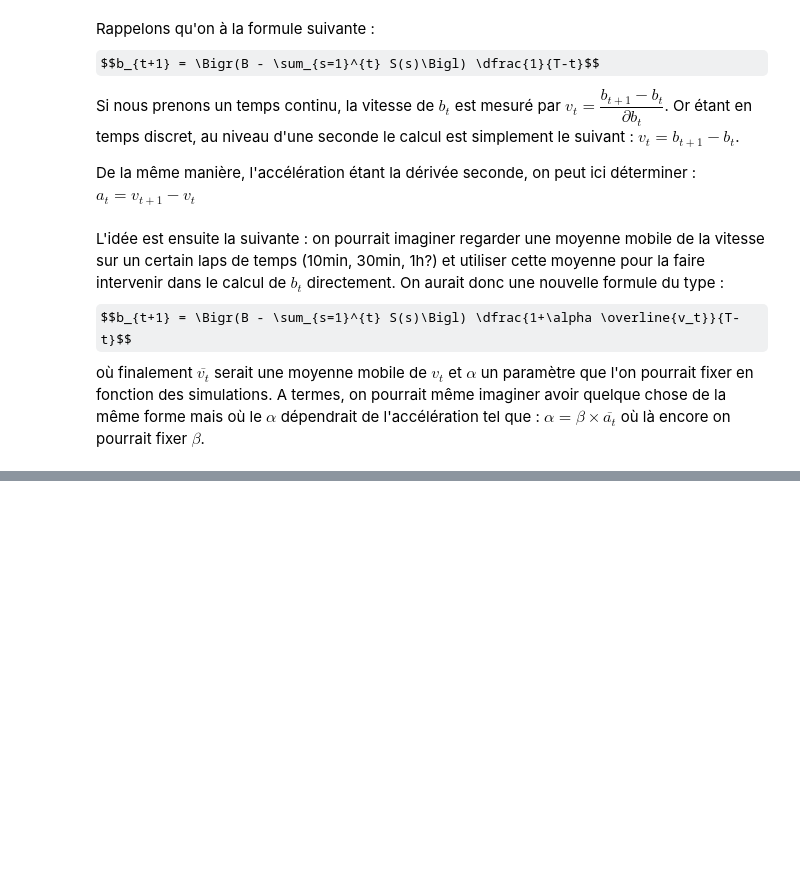
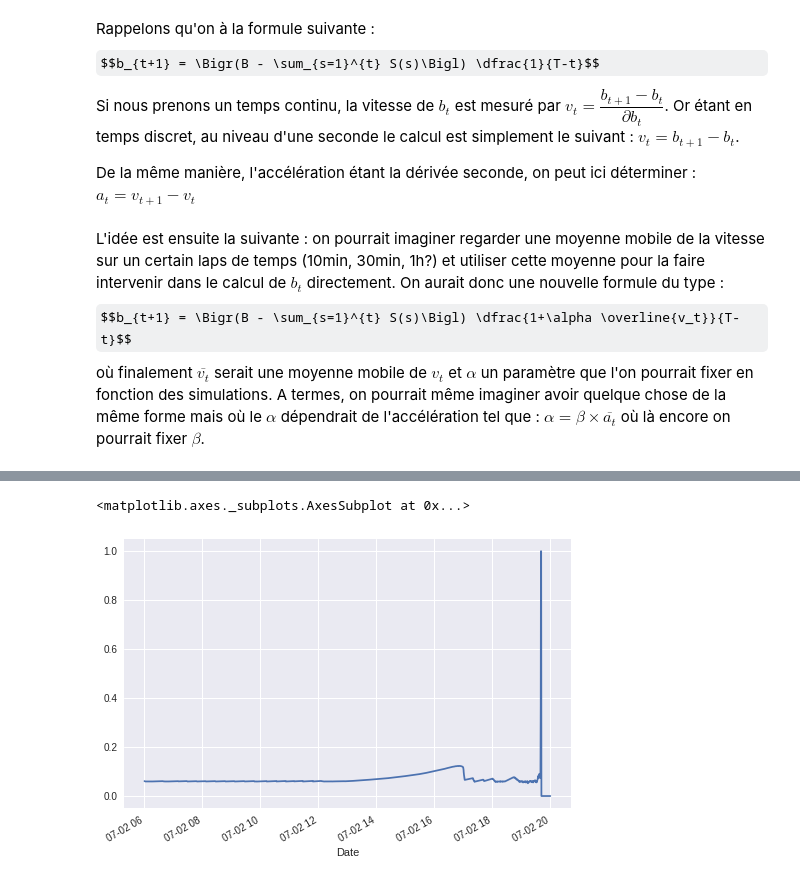
Before and after one commit to ThomasM-mecen/Displayce_internship, a Jupyter notebook: Pacing/Pacing_simulation_v5.ipynb, the cells around one changed output, grey strips where cells are left out. Cells and saved outputs as stored; diff of their text form; code cells hidden in the pictures; some formulas as TeX source; blank space fills up the shorter version.

```diff
--- a/Pacing/Pacing_simulation_v5.ipynb
+++ b/Pacing/Pacing_simulation_v5.ipynb
@@ -195,0 +326,5 @@ df['budget_restant'] = Budget_par_jour - df['budget_depense']
+# %%
+avec = pd.read_csv('avec_vitesse.csv', index_col="timestamp_string", parse_dates=True)
+avec.index.names = ['Date']
+avec['budget_restant'] = Budget_par_jour - avec['budget_depense']
+jour_avec = avec['2020-07-02 06:00:00':'2020-07-02 20:00:00']
@@ -326,0 +382,5 @@ mean(test[-5:])
+# %%
+jour_avec.bt.plot()
+# %% [output]
+<matplotlib.axes._subplots.AxesSubplot at 0x...>
+[figure, added]
```
Also changed, not shown: parts of 31 cells of this notebook, 2 other files.
